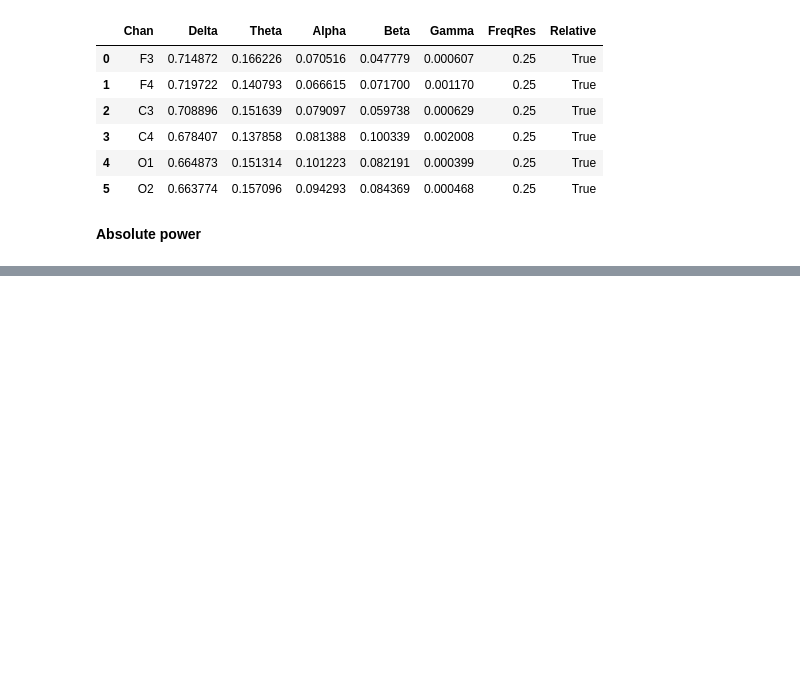
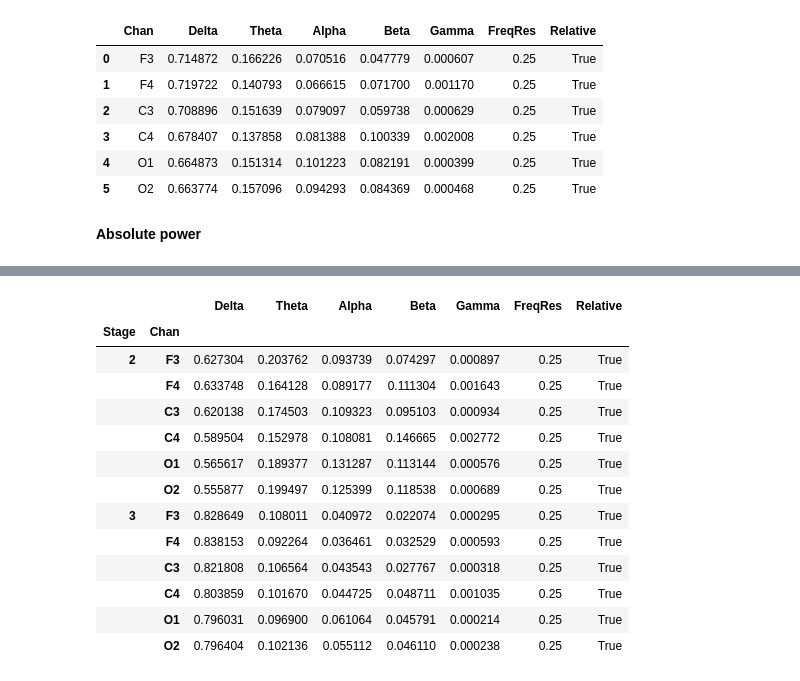
Before and after one commit to raphaelvallat/yasa, a Jupyter notebook: notebooks/10_bandpower.ipynb, the cells around one changed output, grey strips where cells are left out. Saved outputs shown, nothing was run; the diff lists cells and outputs as text; code cells hidden in the pictures; blank space fills up the shorter version.

Commit message:
Major: Added bandpower function

```diff
--- a/notebooks/10_bandpower.ipynb
+++ b/notebooks/10_bandpower.ipynb
@@ -194,0 +218,18 @@ bp.bands_
+# %%
+# Relative bandpower per channel, for N2 and N3 sleep separately
+yasa.bandpower(data, sf=sf, ch_names=chan, hypno=hypno_up, include=(2, 3))
+# %% [output]
+|  |  | Delta | Theta | Alpha | Beta | Gamma | FreqRes | Relative |
+| Stage | Chan |  |  |  |  |  |  |  |
+| 2 | F3 | 0.627304 | 0.203762 | 0.093739 | 0.074297 | 0.000897 | 0.25 | True |
+|  | F4 | 0.633748 | 0.164128 | 0.089177 | 0.111304 | 0.001643 | 0.25 | True |
+|  | C3 | 0.620138 | 0.174503 | 0.109323 | 0.095103 | 0.000934 | 0.25 | True |
+|  | C4 | 0.589504 | 0.152978 | 0.108081 | 0.146665 | 0.002772 | 0.25 | True |
+|  | O1 | 0.565617 | 0.189377 | 0.131287 | 0.113144 | 0.000576 | 0.25 | True |
+|  | O2 | 0.555877 | 0.199497 | 0.125399 | 0.118538 | 0.000689 | 0.25 | True |
+| 3 | F3 | 0.828649 | 0.108011 | 0.040972 | 0.022074 | 0.000295 | 0.25 | True |
+|  | F4 | 0.838153 | 0.092264 | 0.036461 | 0.032529 | 0.000593 | 0.25 | True |
+|  | C3 | 0.821808 | 0.106564 | 0.043543 | 0.027767 | 0.000318 | 0.25 | True |
+|  | C4 | 0.803859 | 0.101670 | 0.044725 | 0.048711 | 0.001035 | 0.25 | True |
+|  | O1 | 0.796031 | 0.096900 | 0.061064 | 0.045791 | 0.000214 | 0.25 | True |
+|  | O2 | 0.796404 | 0.102136 | 0.055112 | 0.046110 | 0.000238 | 0.25 | True |
```
Also changed, not shown: parts of 9 cells of this notebook, 11 other files.
